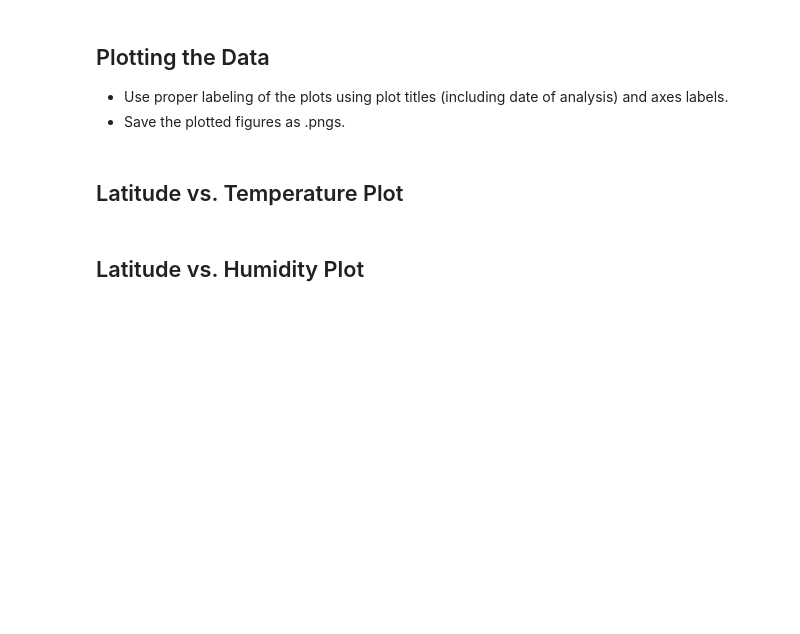
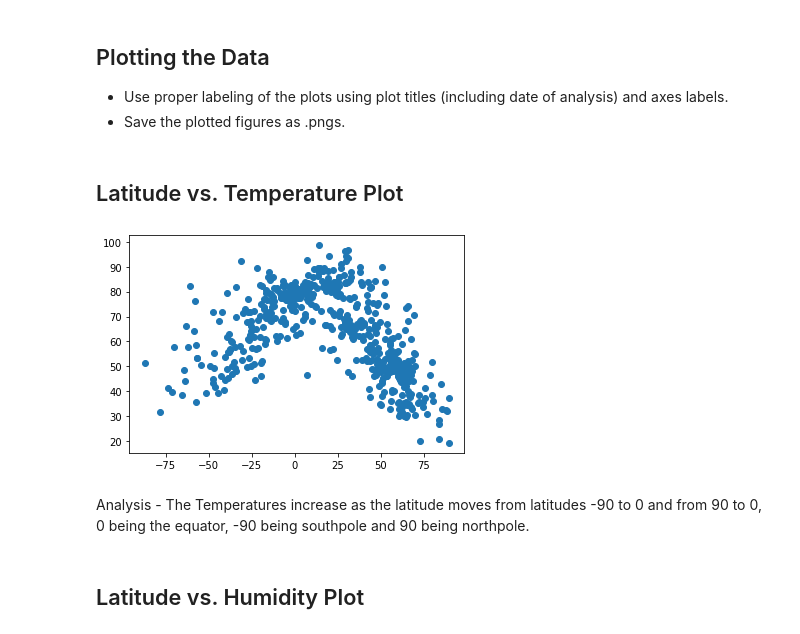
Before and after one commit to harikapeddi/Weather-Python-API, a Jupyter notebook: WeatherPy/WeatherPy.ipynb, the cells around one changed output. Cells and saved outputs as stored; diff of their text form; code cells hidden in the pictures; blank space fills up the shorter version.

```diff
--- a/WeatherPy/WeatherPy.ipynb
+++ b/WeatherPy/WeatherPy.ipynb
@@ -239,0 +133,4 @@ cities_df[cities_df['Nearest City'].duplicated()]
+# %%
+cities_df['Temperature (F)'] = cities_df['Temperature (F)'].replace("", np.nan)
+cities_df = cities_df.dropna(axis=0, subset=['Temperature (F)'])
+cities_df
@@ -239,0 +151,3 @@ cities_df[cities_df['Nearest City'].duplicated()]
+# %%
+cities_df = cities_df.reset_index(drop=True)
+cities_df
@@ -243,0 +185,5 @@ cities_df[cities_df['Nearest City'].duplicated()]
+# %%
+cities_df['Humidity (%)'] = cities_df['Humidity (%)'].astype(float)
+cities_df['Cloudiness (%)'] = cities_df['Cloudiness (%)'].astype(float)
+cities_df['Wind Speed (mph)'] = cities_df['Wind Speed (mph)'].astype(float)
+cities_df
@@ -256,5 +231,12 @@ Skip this step if there are no cities that have humidity > 100%.
 * Save the plotted figures as .pngs.
 # %% [markdown]
 ## Latitude vs. Temperature Plot
+# %%
+plt.scatter(cities_df['Latitude'], cities_df['Temperature (F)'])
+plt.show()
+# %% [output]
+[figure, added]
+# %% [markdown]
+Analysis - The Temperatures increase as the latitude moves from latitudes -90 to 0 and from 90 to 0, 0 being the equator, -90 being southpole and 90 being northpole.
 # %% [markdown]
 ## Latitude vs. Humidity Plot
```
Also changed, not shown: parts of 43 cells of this notebook, 1 other file.
